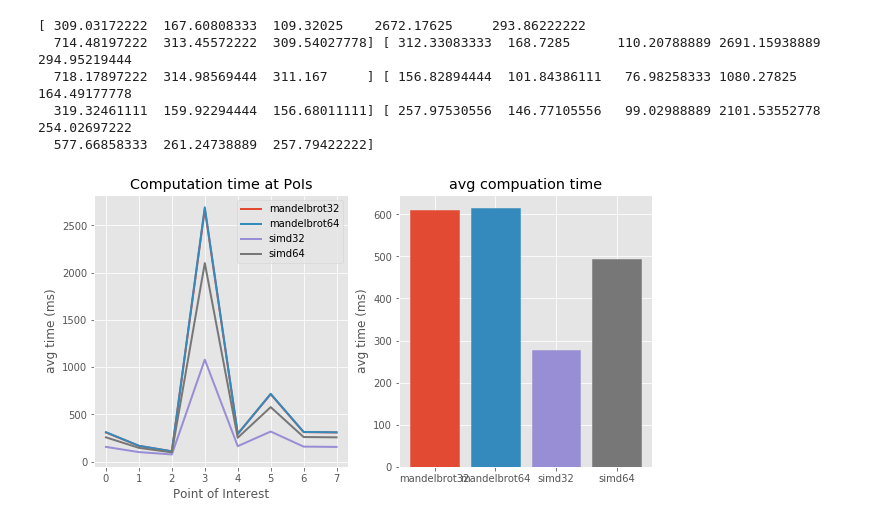
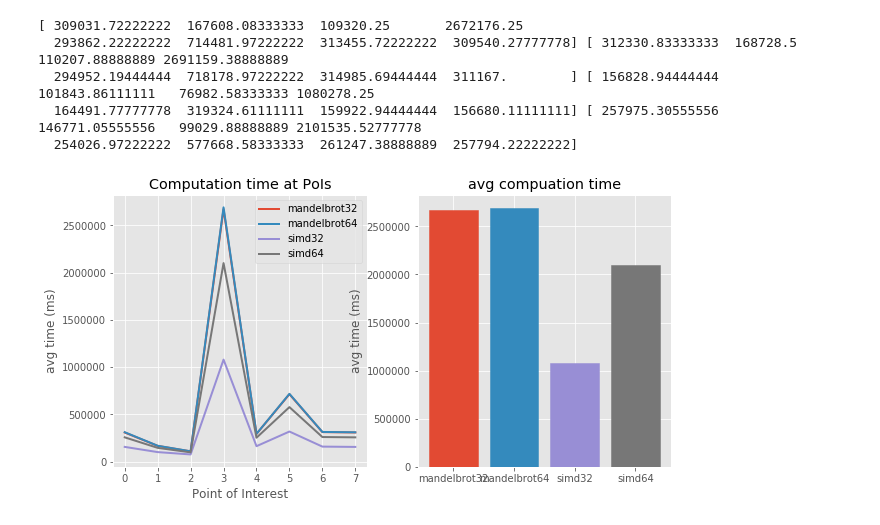
Before and after one commit to eragp/mandelbrot, a Jupyter notebook: eval/implementations_eval.ipynb, the cells around one changed output. Saved outputs shown, nothing was run; the diff lists cells and outputs as text; code cells hidden in the pictures.

Commit message:
Evaluate speed up vs computation time

```diff
--- a/eval/implementations_eval.ipynb
+++ b/eval/implementations_eval.ipynb
@@ -20,28 +20,28 @@ simd64 = []
 for d in data["datapoints"]:
     avg_time = np.asarray(list(map(lambda x: x["computationTime"],
                    d["data"]["workers"])))
-    avg_time = np.average(avg_time)
+    avg_time=[np.average(avg_time)]
     if d["implementation"] == "mandelbrot32":
-        mandelbrot32.append(avg_time)
+        mandelbrot32.extend(avg_time)
     elif d["implementation"] == "mandelbrot64":
-        mandelbrot64.append(avg_time)
+        mandelbrot64.extend(avg_time)
     elif d["implementation"] == "mandelbrotsimd32":
-        simd32.append(avg_time)
+        simd32.extend(avg_time)
     elif d["implementation"] == "mandelbrotsimd64":
-        simd64.append(avg_time)
+        simd64.extend(avg_time)
 
 # time in ms
-mandelbrot32 = np.asarray(mandelbrot32) / 1000
-mandelbrot64 = np.asarray(mandelbrot64) / 1000
-simd32 = np.asarray(simd32) / 1000
-simd64 = np.asarray(simd64) / 1000
+mandelbrot32 = np.asarray(mandelbrot32)
+mandelbrot64 = np.asarray(mandelbrot64)
+simd32 = np.asarray(simd32)
+simd64 = np.asarray(simd64)
 print(mandelbrot32, mandelbrot64, simd32, simd64)
 # %% [output]
-[ 309.03172222  167.60808333  109.32025    2672.17625     293.86222222
-  714.48197222  313.45572222  309.54027778] [ 312.33083333  168.7285      110.20788889 2691.15938889  294.95219444
-  718.17897222  314.98569444  311.167     ] [ 156.82894444  101.84386111   76.98258333 1080.27825     164.49177778
-  319.32461111  159.92294444  156.68011111] [ 257.97530556  146.77105556   99.02988889 2101.53552778  254.02697222
-  577.66858333  261.24738889  257.79422222]
+[ 309031.72222222  167608.08333333  109320.25       2672176.25
+  293862.22222222  714481.97222222  313455.72222222  309540.27777778] [ 312330.83333333  168728.5         110207.88888889 2691159.38888889
+  294952.19444444  718178.97222222  314985.69444444  311167.        ] [ 156828.94444444  101843.86111111   76982.58333333 1080278.25
+  164491.77777778  319324.61111111  159922.94444444  156680.11111111] [ 257975.30555556  146771.05555556   99029.88888889 2101535.52777778
+  254026.97222222  577668.58333333  261247.38888889  257794.22222222]
 # %%
 # Data for plotting
 x = np.arange(len(simd64))
@@ -50,32 +50,32 @@ names = ["mandelbrot32", "mandelbrot64", "simd32", "simd64"]
 plt.style.use('ggplot')
 fig, (line, bar) = plt.subplots(1, 2, figsize=(10,5))
 p0 = line.plot(x, mandelbrot32, label=names[0], lw=2)
 p1 = line.plot(x, mandelbrot64, label=names[1], lw=2)
 p2 = line.plot(x, simd32, label=names[2], lw=2)
 p3 = line.plot(x, simd64, label=names[3], lw=2)
 line.legend()
 
 line.set(xlabel='Point of Interest', ylabel='avg time (ms)',
        title='Computation time at PoIs')
 line.grid(True)
 
-avg = np.asarray([np.average(mandelbrot32), np.average(mandelbrot64), np.average(simd32), np.average(simd64)])
+avg = np.asarray([np.max(mandelbrot32), np.max(mandelbrot64), np.max(simd32), np.max(simd64)])
 x_avg = np.arange(len(avg))
 
 barlist = bar.bar(x_avg, avg)
 # set colors of bars to match colors in line plot
 barlist[0].set_color(p0[0].get_color())
 barlist[1].set_color(p1[0].get_color())
 barlist[2].set_color(p2[0].get_color())
 barlist[3].set_color(p3[0].get_color())
 
 bar.set_xticks(x_avg)
 bar.set_xticklabels(names)
 bar.set(ylabel="avg time (ms)",
        title="avg compuation time")
 bar.grid(True)
 
 # fig.savefig("impl_test.svg", format="svg")
 plt.show()
 # %% [output]
-[figure, old version]
+[figure, new version]
```
Also changed, not shown: parts of 1 cell of this notebook, 2 other files.
